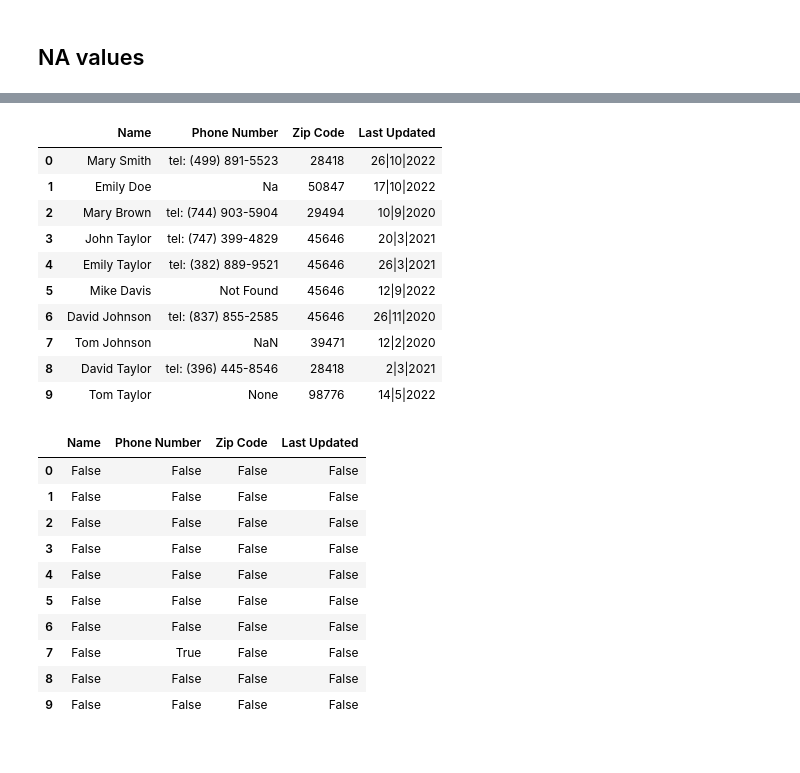
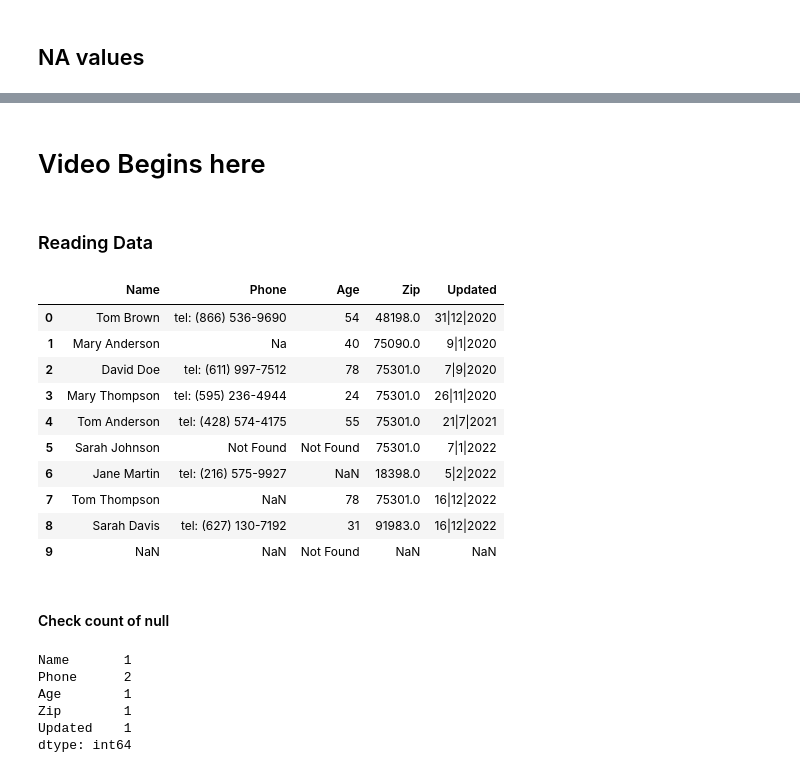
Before and after one commit to eupendra/locating_na, a Jupyter notebook: Catch NA.ipynb, the cells around one changed output, grey strips where cells are left out. Saved outputs shown, nothing was run; the diff lists cells and outputs as text; code cells hidden in the pictures.

```diff
--- a/Catch NA.ipynb
+++ b/Catch NA.ipynb
@@ -24,0 +57,5 @@ df = df[:10]
+# %%
+rows = 2000000
+create_dummy_directory(rows)
+df = pd.read_csv(f'phone_directory_{rows}.csv')
+df
@@ -39,7 +127,2 @@ df
 # %% [markdown]
 ## NA values
-# %%
-df.iloc[1,1]="Na"
-df.iloc[5,1]="Not Found"
-df.iloc[7,1]="n/a"
-df.iloc[9,1]="None"
@@ -59,0 +129,15 @@ df
+# %%
+dfs = df[:10]
+dfs.iloc[1,1]="Na"
+dfs.iloc[5,1]="Not Found"
+dfs.iloc[7,1]="n/a"
+dfs.iloc[9,1]="None"
+dfs.iloc[5,2]="Not Found"
+dfs.iloc[6,2]="n/a"
+
+dfs.iloc[9,0]="n/a"
+dfs.iloc[9,1]="n/a"
+dfs.iloc[9,2]="Not Found"
+dfs.iloc[9,3]="n/a"
+dfs.iloc[9,4]="n/a"
+dfs
@@ -60,30 +156,31 @@ df
+# %% [markdown]
+# Video Begins here
+# %% [markdown]
+### Reading Data
 # %%
-df.to_csv('temp.csv', index=False)
+dfs.to_csv('temp.csv', index=False)
 df2=pd.read_csv('temp.csv')
 df2
 # %% [output]
-|  | Name | Phone Number | Zip Code | Last Updated |
-| 0 | Mary Smith | tel: (499) 891-5523 | 28418 | 26|10|2022 |
-| 1 | Emily Doe | Na | 50847 | 17|10|2022 |
-| 2 | Mary Brown | tel: (744) 903-5904 | 29494 | 10|9|2020 |
-| 3 | John Taylor | tel: (747) 399-4829 | 45646 | 20|3|2021 |
-| 4 | Emily Taylor | tel: (382) 889-9521 | 45646 | 26|3|2021 |
-| 5 | Mike Davis | Not Found | 45646 | 12|9|2022 |
-| 6 | David Johnson | tel: (837) 855-2585 | 45646 | 26|11|2020 |
-| 7 | Tom Johnson | NaN | 39471 | 12|2|2020 |
-| 8 | David Taylor | tel: (396) 445-8546 | 28418 | 2|3|2021 |
-| 9 | Tom Taylor | None | 98776 | 14|5|2022 |
+|  | Name | Phone | Age | Zip | Updated |
+| 0 | Tom Brown | tel: (866) 536-9690 | 54 | 48198.0 | 31|12|2020 |
+| 1 | Mary Anderson | Na | 40 | 75090.0 | 9|1|2020 |
+| 2 | David Doe | tel: (611) 997-7512 | 78 | 75301.0 | 7|9|2020 |
+| 3 | Mary Thompson | tel: (595) 236-4944 | 24 | 75301.0 | 26|11|2020 |
+| 4 | Tom Anderson | tel: (428) 574-4175 | 55 | 75301.0 | 21|7|2021 |
+| 5 | Sarah Johnson | Not Found | Not Found | 75301.0 | 7|1|2022 |
+| 6 | Jane Martin | tel: (216) 575-9927 | NaN | 18398.0 | 5|2|2022 |
+| 7 | Tom Thompson | NaN | 78 | 75301.0 | 16|12|2022 |
+| 8 | Sarah Davis | tel: (627) 130-7192 | 31 | 91983.0 | 16|12|2022 |
+| 9 | NaN | NaN | Not Found | NaN | NaN |
-# %%
-df2.isnull()
-# %% [output]
-|  | Name | Phone Number | Zip Code | Last Updated |
-| 0 | False | False | False | False |
-| 1 | False | False | False | False |
-| 2 | False | False | False | False |
-| 3 | False | False | False | False |
-| 4 | False | False | False | False |
-| 5 | False | False | False | False |
-| 6 | False | False | False | False |
-| 7 | False | True | False | False |
-| 8 | False | False | False | False |
-| 9 | False | False | False | False |
+# %% [markdown]
+#### Check count of null
+# %%
+df2.isna().sum()
+# %% [output]
+Name       1
+Phone      2
+Age        1
+Zip        1
+Updated    1
+dtype: int64
```
Also changed, not shown: parts of 26 cells of this notebook, 6 other files.
